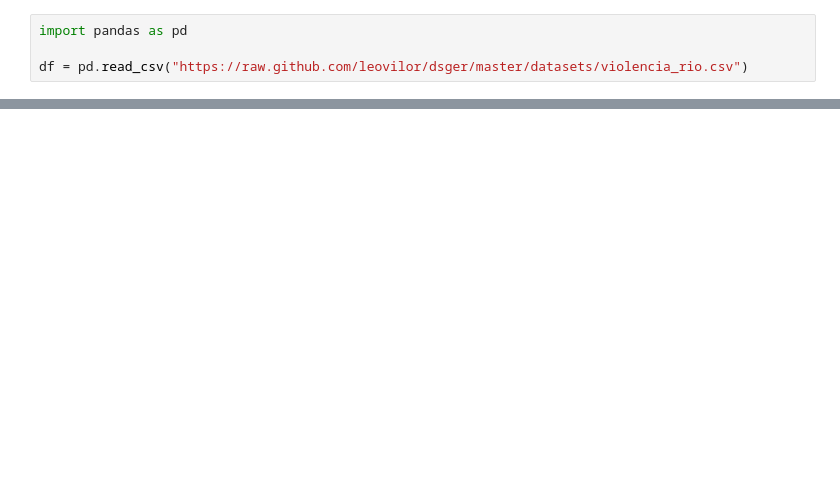
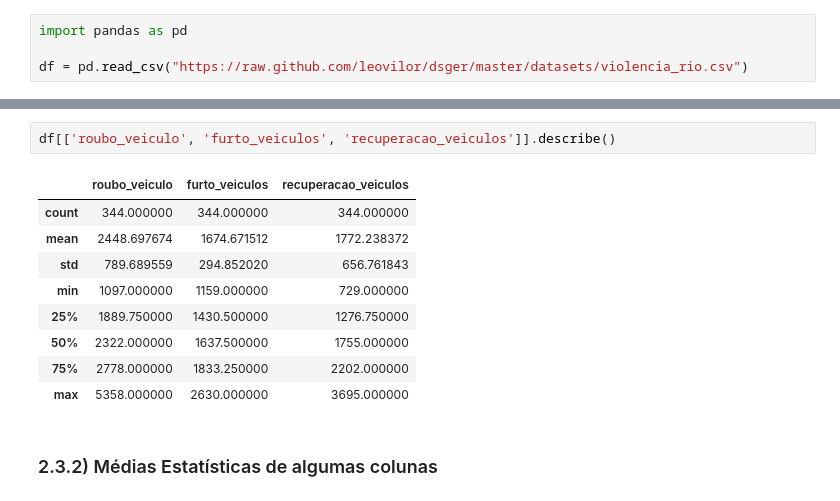
Before and after one commit to leovilor/dsger, a Jupyter notebook: Analisando_a_Violência_no_Rio_de_Janeiro.ipynb, the cells around one changed output, grey strips where cells are left out. Cells and saved outputs as stored; diff of their text form; blank space fills up the shorter version.

```diff
--- a/Analisando_a_Violência_no_Rio_de_Janeiro.ipynb
+++ b/Analisando_a_Violência_no_Rio_de_Janeiro.ipynb
@@ -124,0 +141,14 @@ Escreva suas conclusões e análises sobre os indicadores de violência do Rio d
+# %%
+df[['roubo_veiculo', 'furto_veiculos', 'recuperacao_veiculos']].describe()
+# %% [output]
+|  | roubo_veiculo | furto_veiculos | recuperacao_veiculos |
+| count | 344.000000 | 344.000000 | 344.000000 |
+| mean | 2448.697674 | 1674.671512 | 1772.238372 |
+| std | 789.689559 | 294.852020 | 656.761843 |
+| min | 1097.000000 | 1159.000000 | 729.000000 |
+| 25% | 1889.750000 | 1430.500000 | 1276.750000 |
+| 50% | 2322.000000 | 1637.500000 | 1755.000000 |
+| 75% | 2778.000000 | 1833.250000 | 2202.000000 |
+| max | 5358.000000 | 2630.000000 | 3695.000000 |
+# %% [markdown]
+### 2.3.2) Médias Estatísticas de algumas colunas
```
Also changed, not shown: parts of 44 cells of this notebook.
